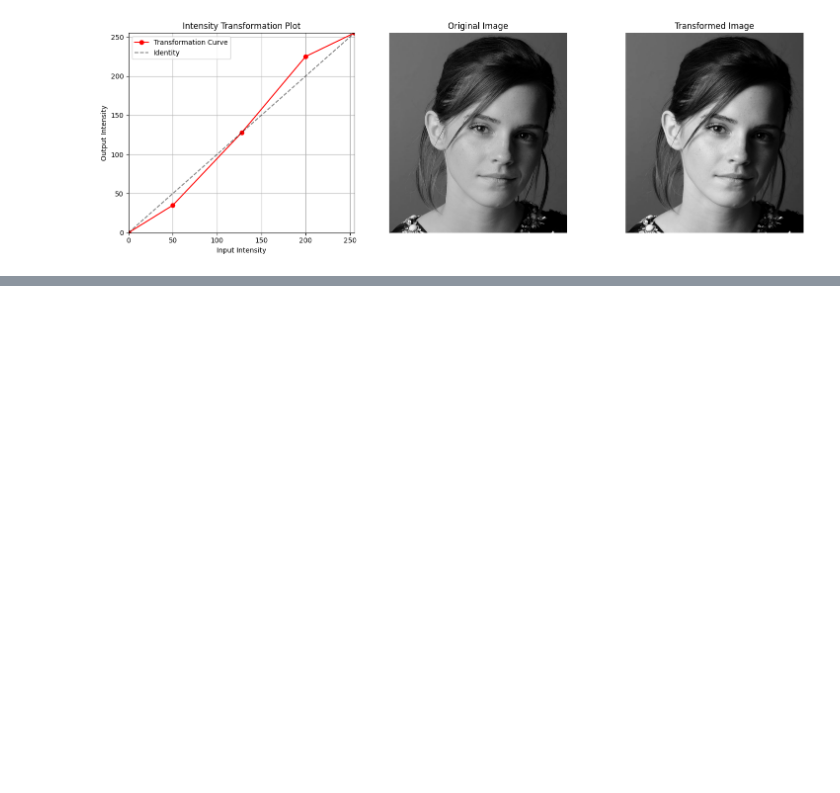
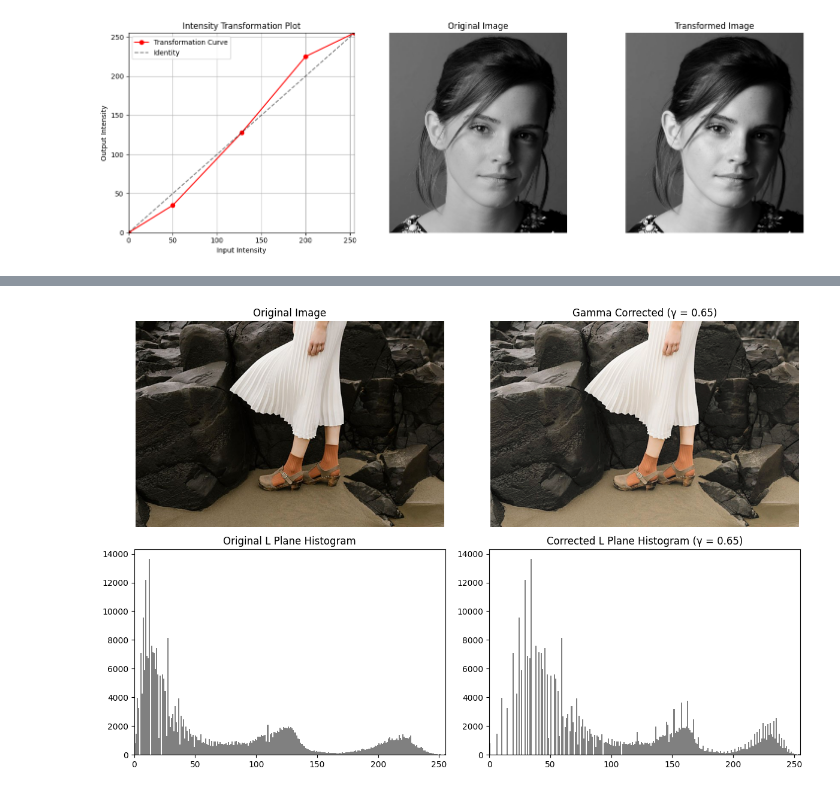
Before and after one commit to dulaksha-chathura/EN3160-Assignment-1-on-Intensity-Transformations-and-Neighborhood-Filtering, a Jupyter notebook: 230100M_a01.ipynb, the cells around one changed output, grey strips where cells are left out. Drawn from its saved outputs; the diff is of its cells as text; code cells hidden in the pictures; blank space fills up the shorter version.

```diff
--- a/230100M_a01.ipynb
+++ b/230100M_a01.ipynb
@@ -130,0 +204,48 @@ plt.show()
+# %%
+import cv2
+import matplotlib.pyplot as plt
+import numpy as np
+
+# Read image
+img_spider = cv2.imread("im08.jpeg")
+img_rgb = cv2.cvtColor(img_spider, cv2.COLOR_BGR2RGB)
+
+# Convert to LAB color space
+img_lab = cv2.cvtColor(img_spider, cv2.COLOR_BGR2LAB)
+L, a, b = cv2.split(img_lab)
+
+# Gamma value selection (gamma < 1 brightens shadows/underexposed areas)
+gamma = 0.65
+
+# Apply Gamma Correction to L plane
+normalized_L = L / 255.0
+gamma_L = np.uint8(np.clip((normalized_L**gamma) * 255, 0, 255))
+
+# Merge channels back and convert to RGB
+lab_corrected = cv2.merge([gamma_L, a, b])
+rgb_corrected = cv2.cvtColor(lab_corrected, cv2.COLOR_LAB2RGB)
+
+# Plotting Images and Histograms
+fig, axes = plt.subplots(2, 2, figsize=(12, 8))
+
+axes[0, 0].imshow(img_rgb)
+axes[0, 0].set_title("Original Image")
+axes[0, 0].axis("off")
+
+axes[0, 1].imshow(rgb_corrected)
+axes[0, 1].set_title(f"Gamma Corrected (γ = {gamma})")
+axes[0, 1].axis("off")
+
+# Histograms of L plane
+axes[1, 0].hist(L.ravel(), bins=256, range=[0, 256], color="gray")
+axes[1, 0].set_title("Original L Plane Histogram")
+axes[1, 0].set_xlim([0, 255])
+
+axes[1, 1].hist(gamma_L.ravel(), bins=256, range=[0, 256], color="gray")
+axes[1, 1].set_title(f"Corrected L Plane Histogram (γ = {gamma})")
+axes[1, 1].set_xlim([0, 255])
+
+plt.tight_layout()
+plt.show()
+# %% [output]
+[figure, added]
```
Also changed, not shown: parts of 5 cells of this notebook.
